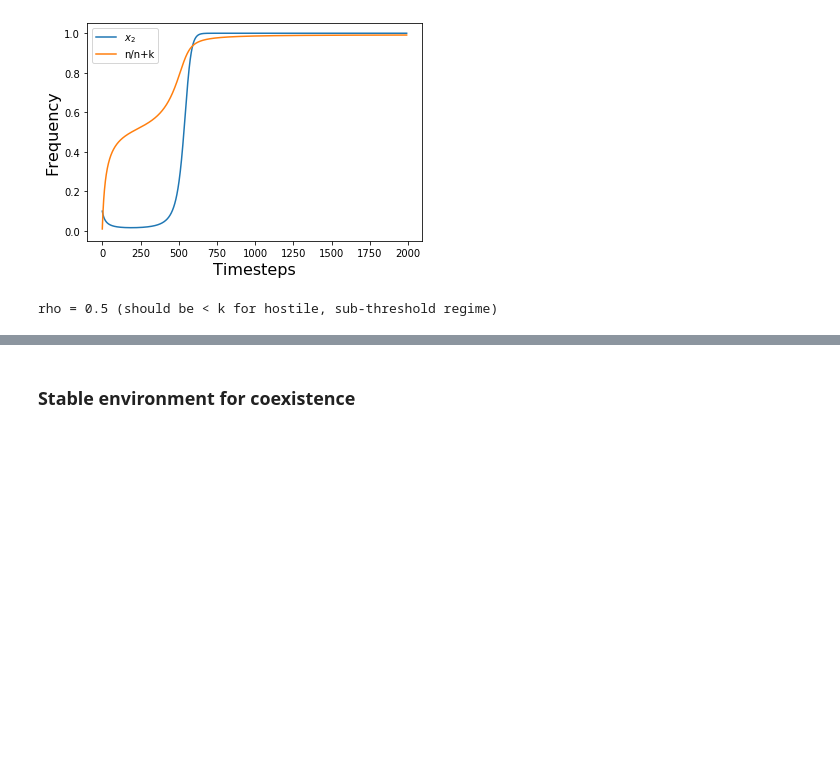
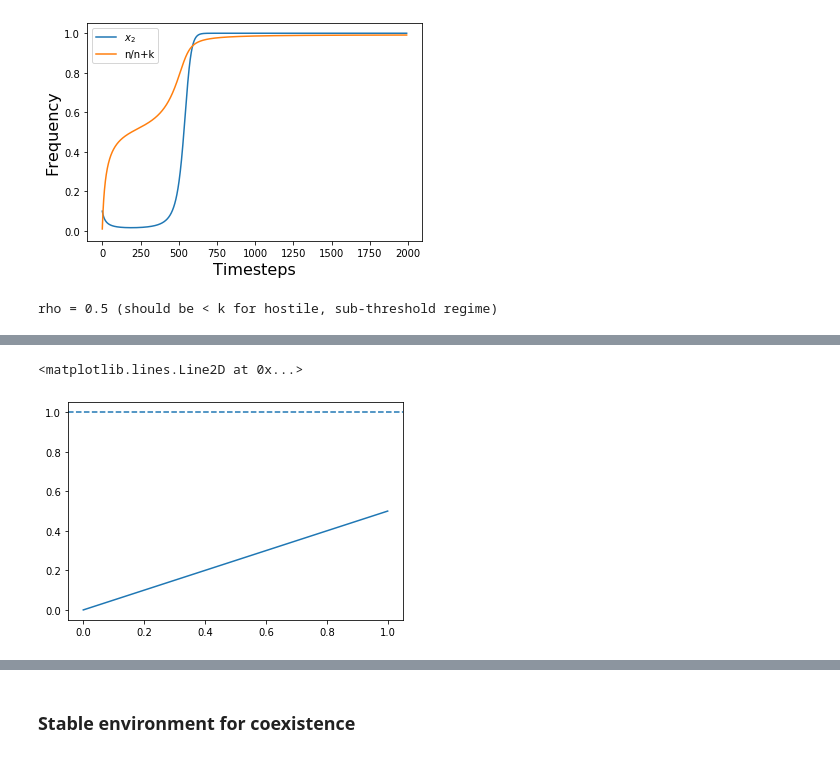
Before and after one commit to gyanezfeliu/dynamics_dormancy, a Jupyter notebook: Evolutionary dynamics of cancer dormancy.ipynb, the cells around one changed output, grey strips where cells are left out. Cells and saved outputs as stored; diff of their text form; code cells hidden in the pictures; blank space fills up the shorter version.

```diff
--- a/Evolutionary dynamics of cancer dormancy.ipynb
+++ b/Evolutionary dynamics of cancer dormancy.ipynb
@@ -416,0 +529,14 @@ plt.quiver(X, N, U_norm, V_norm, angles="xy")
+# %%
+# nullclines
+# n-nullcline: dn/dt = 0 -> n = rho * x
+x_nc = np.linspace(0.0, 1.0, 200)
+n_nc = rho * x_nc
+plt.plot(x_nc, n_nc, label="n-nullcline (dn/dt = 0)")
+
+# x-nullcline: dx/dt = 0 includes:
+# x = 0, x = 1, and n = k (for interior x)
+plt.axhline(k, linestyle="--", label="x-nullcline (n = k)")
+# x=0 and x=1 are the boundaries of the domain, no extra line needed.
+# %% [output]
+<matplotlib.lines.Line2D at 0x...>
+[figure, added]
```
Also changed, not shown: parts of 49 cells of this notebook.
